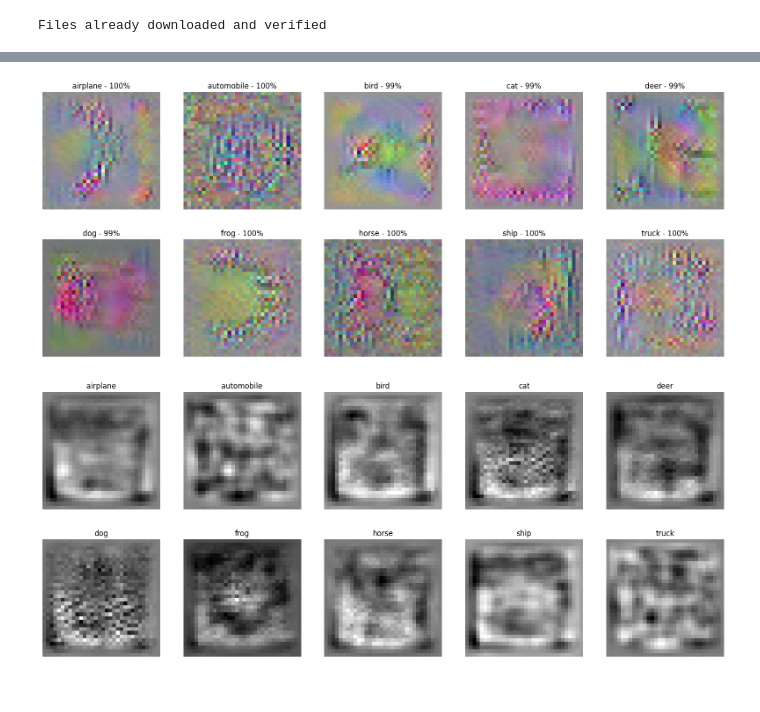
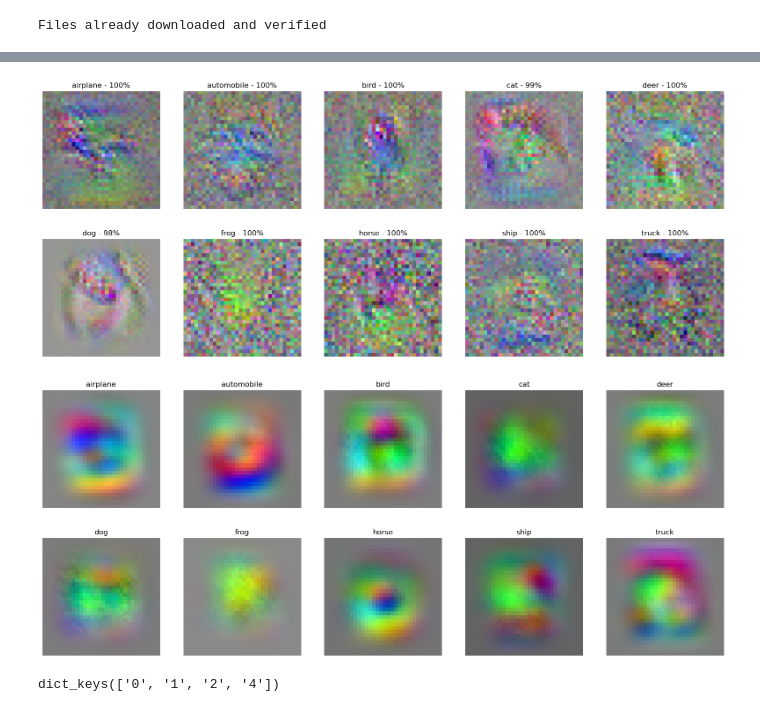
Before and after one commit to fabioseel/receptive-fields, a Jupyter notebook: src/evaluation.ipynb, the cells around one changed output, grey strips where cells are left out. Saved outputs shown, nothing was run; the diff lists cells and outputs as text; code cells hidden in the pictures.

```diff
--- a/src/evaluation.ipynb
+++ b/src/evaluation.ipynb
@@ -17,0 +18,4 @@ model = SimpleCNN.load("../models/simple3layercnn")
+# %%
+model = SimpleCNN.load("../models/simple5layercnn")
+model = model.get_sequential()
+summary(model, (1,3,32,32))
@@ -17,0 +49,6 @@ model = SimpleCNN.load("../models/simple3layercnn")
+# %%
+fig, axes = plt.subplots(4, 4)
+eff_rfs = activation_triggered_average(model[:10], n_batch=8192, n_iter=32)
+for eff_rf, ax in zip(eff_rfs, axes.flat):
+    ax.imshow(normalizeZeroOne(eff_rf.movedim(0,2)))
+    ax.axis('off')
@@ -17,0 +57,8 @@ model = SimpleCNN.load("../models/simple3layercnn")
+# %%
+fig, axes = plt.subplots(2, 5, figsize=(20,8))
+eff_rfs = activation_triggered_average(model, n_iter=128)
+for class_name, i in train_data.class_to_idx.items():
+    ax = axes.flat[i]
+    ax.imshow(normalizeZeroOne(eff_rfs[i].movedim(0,2)))
+    ax.axis('off')
+    ax.set_title(class_name)
@@ -21,7 +70,7 @@ eff_rfs = []
 for class_name, i in tqdm(train_data.class_to_idx.items()):
     desired_output = torch.zeros(10)
     desired_output[i] = 1
-    eff_rf = backprop_maximization(model, desired_output, (3,32,32), n_iter=2048, batch_size=1, reduction=True)
+    eff_rf = backprop_maximization(model, desired_output, n_iter=2048, batch_size=1, reduction=True)
     eff_rfs.append(eff_rf)
 
     out = model(eff_rf.repeat(1,1,1,1))
@@ -29,22 +78,22 @@ for class_name, i in tqdm(train_data.class_to_idx.items()):
     prob = out.max()
 
     ax = axes.flat[i]
-    ax.imshow(eff_rf.transpose(0,2))
+    ax.imshow(eff_rf.movedim(0,2))
     ax.axis('off')
     ax.set_title(class_name + " - {0:.0%}".format(prob))
 # %% [output]
-[figure, old version]
+[figure, new version]
 # %%
 fig, axes = plt.subplots(2, 5, figsize=(20,8))
 eff_rfs = []
 for class_name, i in tqdm(train_data.class_to_idx.items()):
     desired_output = torch.zeros(10)
     desired_output[i] = 1
-    eff_rf = effective_receptive_field(model, desired_output, (3,32,32), n_iter=16384)
+    eff_rf = effective_receptive_field(model, desired_output, n_iter=1024)
 
     ax = axes.flat[i]
-    ax.imshow(eff_rf.mean(0), cmap="gray")
+    ax.imshow(eff_rf.movedim(0,2))
     ax.axis('off')
     ax.set_title(class_name)
 # %% [output]
-[figure, old version]
+[figure, new version]
@@ -50,0 +126,4 @@ for class_name, i in tqdm(train_data.class_to_idx.items()):
+# %%
+stas.keys()
+# %% [output]
+dict_keys(['0', '1', '2', '4'])
```
Also changed, not shown: parts of 10 cells of this notebook, 1 other file.
